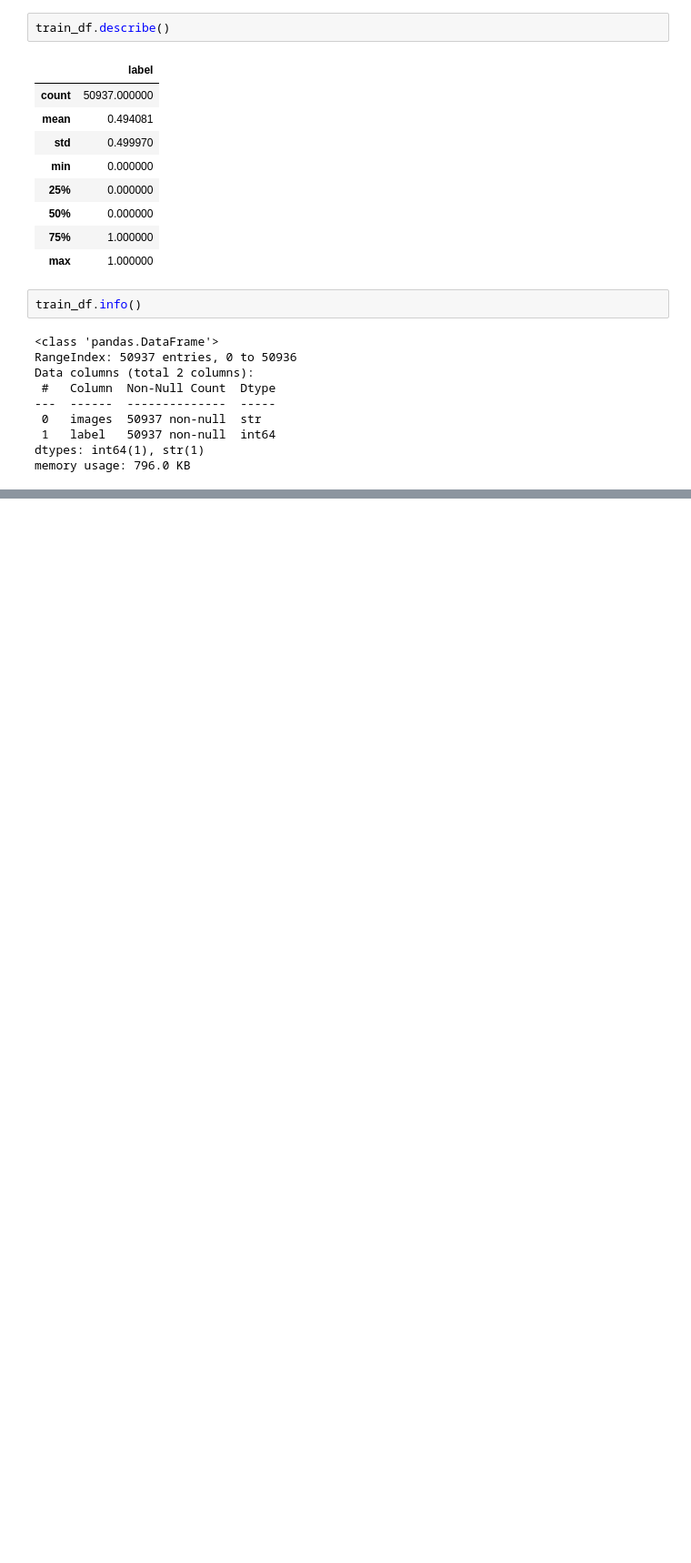
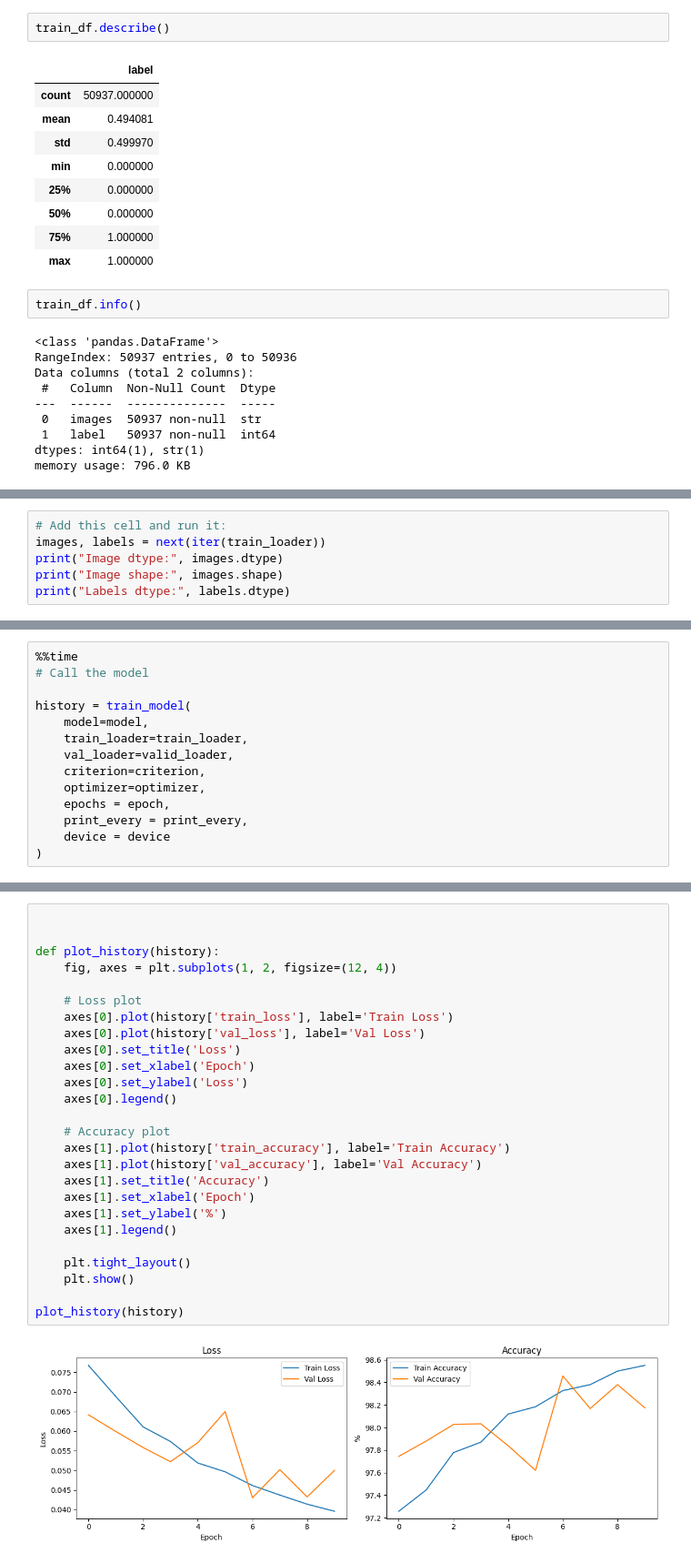
Before and after one commit to Mesterumit/Drive-s-Eye-Detection, a Jupyter notebook: notebooks/Eye_Detection.ipynb, the cells around one changed output, grey strips where cells are left out. Shown at 91% size. Drawn from its saved outputs; the diff is of its cells as text; blank space fills up the shorter version.

```diff
--- a/notebooks/Eye_Detection.ipynb
+++ b/notebooks/Eye_Detection.ipynb
@@ -177,0 +269,6 @@ plt.show()
+# %%
+# Add this cell and run it:
+images, labels = next(iter(train_loader))
+print("Image dtype:", images.dtype)
+print("Image shape:", images.shape)
+print("Labels dtype:", labels.dtype)
@@ -177,0 +386,14 @@ plt.show()
+# %%
+%%time
+# Call the model
+
+history = train_model(
+    model=model,
+    train_loader=train_loader,
+    val_loader=valid_loader,
+    criterion=criterion,
+    optimizer=optimizer,
+    epochs = epoch,
+    print_every = print_every,
+    device = device
+)
@@ -177,0 +418,28 @@ plt.show()
+# %%
+
+
+def plot_history(history):
+    fig, axes = plt.subplots(1, 2, figsize=(12, 4))
+
+    # Loss plot
+    axes[0].plot(history['train_loss'], label='Train Loss')
+    axes[0].plot(history['val_loss'], label='Val Loss')
+    axes[0].set_title('Loss')
+    axes[0].set_xlabel('Epoch')
+    axes[0].set_ylabel('Loss')
+    axes[0].legend()
+
+    # Accuracy plot
+    axes[1].plot(history['train_accuracy'], label='Train Accuracy')
+    axes[1].plot(history['val_accuracy'], label='Val Accuracy')
+    axes[1].set_title('Accuracy')
+    axes[1].set_xlabel('Epoch')
+    axes[1].set_ylabel('%')
+    axes[1].legend()
+
+    plt.tight_layout()
+    plt.show()
+
+plot_history(history)
+# %% [output]
+[figure, added]
```
Also changed, not shown: parts of 13 cells of this notebook, 4 other files.
